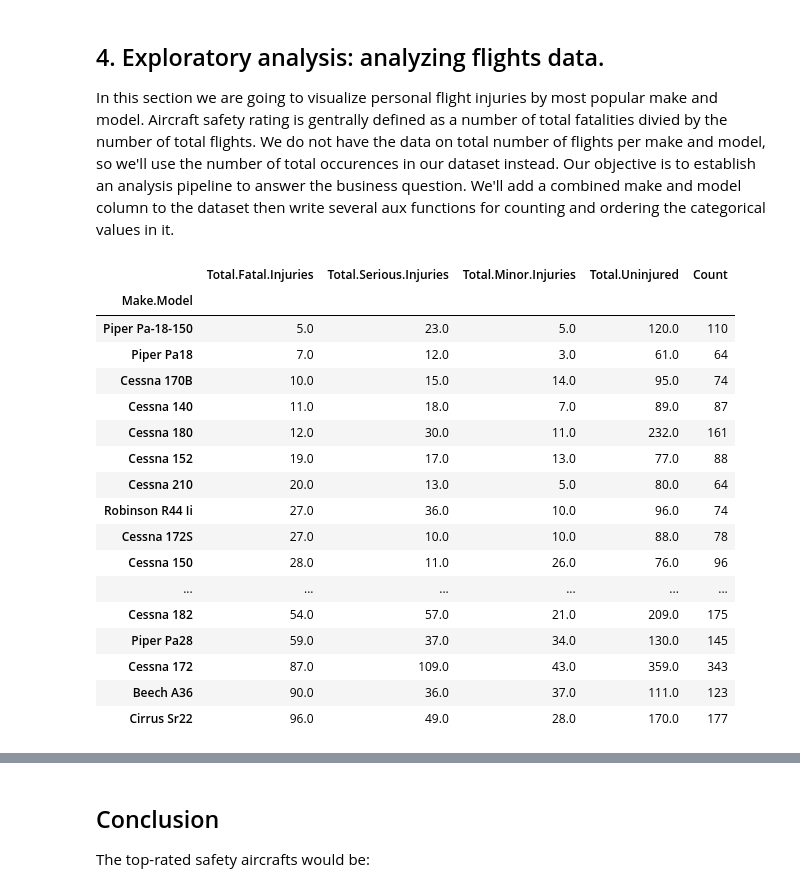
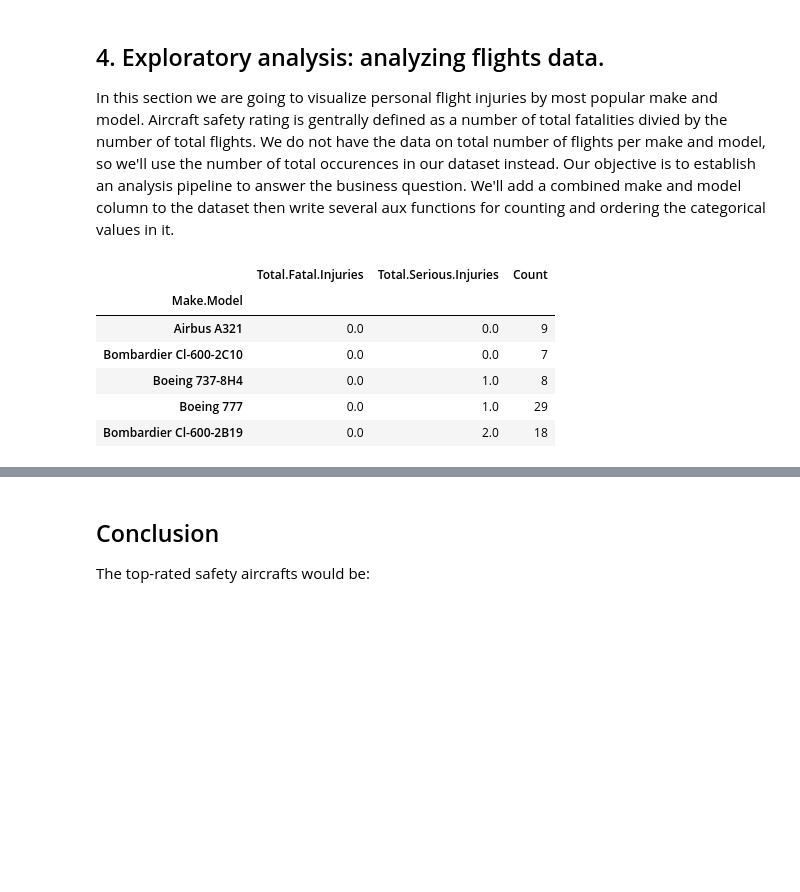
Before and after one commit to leksea/dsc-phase-1-project, a Jupyter notebook: Alexandra Yakovleva Phase 1 DS Flex Final Project.ipynb, the cells around one changed output, grey strips where cells are left out. Cells and saved outputs as stored; diff of their text form; code cells hidden in the pictures; blank space fills up the shorter version.

```diff
--- a/Alexandra Yakovleva Phase 1 DS Flex Final Project.ipynb
+++ b/Alexandra Yakovleva Phase 1 DS Flex Final Project.ipynb
@@ -491,6 +542,6 @@ We can also narrow down the Flight Purpose to the following cathegories: Busines
 # %%
 # repeating the analysis above, filtering out data prior to 2005
-df_accidents_slice = df_accidents_slice[df_accidents_slice['Year'] > 2005]
+df_accidents_slice = df_accidents_slice[df_accidents_slice['Year'] > 2006]
 flight_categories_of_interest = ['Business', 'Commercial', 'Instructional', 'Personal']
 df_accidents_slice = df_accidents_slice[df_accidents_slice['Purpose.of.flight'].isin(flight_categories_of_interest)]
 df_accidents_clean = df_accidents_slice.dropna()
@@ -569,15 +637,14 @@ def inj_top_n_make_model(df_slice, n):
     df_top_n_makesmodel = df_slice[df_slice['Make.Model'].isin(top_n_makes_models_idx)]
 
     #select injury columns
-    columns_injury_by_make = ['Total.Fatal.Injuries', 'Total.Serious.Injuries', \
-                       'Total.Minor.Injuries', 'Total.Uninjured', 'Make.Model']
+    columns_injury_by_make = ['Total.Fatal.Injuries', 'Total.Serious.Injuries','Make.Model']
 
     # select subset of injury columns
     df_agg_inj_by_make_model = df_top_n_makesmodel[columns_injury_by_make].groupby('Make.Model').sum()
     # sort
     df_agg_inj_by_make_model = df_agg_inj_by_make_model.sort_values(\
-                                                                 by=['Total.Fatal.Injuries', 'Total.Uninjured'],\
-                                                                 ascending=[True, False])
+                                                                 by=['Total.Fatal.Injuries','Total.Serious.Injuries'],\
+                                                                 ascending=[True, True])
     df_agg_inj_by_make_model['Count'] = top_n_makes_models_count;
 
     return df_agg_inj_by_make_model
@@ -585,54 +652,39 @@ def inj_top_n_make_model(df_slice, n):
 #supplemental function to normalize the injuries by report count
 def norm_inj_top_n_make_model(df_top_n):
     #injury columns
-    columns_inj = ['Total.Fatal.Injuries', 'Total.Serious.Injuries', \
-                       'Total.Minor.Injuries', 'Total.Uninjured']
+    columns_inj = ['Total.Fatal.Injuries', 'Total.Serious.Injuries']
     #create new dataframe
     df_norm = pd.DataFrame({'Fatal per Make Model':\
                         df_top_n['Total.Fatal.Injuries']/df_top_n['Count'],\
                         'Serious per Make Model':\
-                        df_top_n['Total.Serious.Injuries']/df_top_n['Count'],\
-                        'Minor per Make Model':\
-                        df_top_n['Total.Minor.Injuries']/df_top_n['Count'],\
-                        'Uninjured per Make Model':\
-                        df_top_n['Total.Uninjured']/df_top_n['Count']})
+                        df_top_n['Total.Serious.Injuries']/df_top_n['Count']})
 
     # sort
-    df_norm = df_norm.sort_values(by=['Fatal per Make Model', 'Uninjured per Make Model'],\
-                                  ascending=[True, False])
+    df_norm = df_norm.sort_values(by=['Fatal per Make Model', 'Serious per Make Model'],\
+                                  ascending=[True, True])
     return df_norm
 # %%
-personal_accidents = df_accidents_clean[df_accidents_clean['Purpose.of.flight'] == 'Personal']
-df_agg_pers = inj_top_n_make_model(personal_accidents, 20)
+# aggregate over commercial, business, instructional purposes
+pers_accidents = df_accidents_clean[df_accidents_clean['Purpose.of.flight'] == 'Personal']
+df_agg_pers = inj_top_n_make_model(pers_accidents, 20)
 df_pers_norm = norm_inj_top_n_make_model(df_agg_pers)
 
 commercial_accidents = df_accidents_clean[df_accidents_clean['Purpose.of.flight'] == 'Commercial']
 df_agg_comm = inj_top_n_make_model(commercial_accidents, 20)
 df_comm_norm = norm_inj_top_n_make_model(df_agg_comm)
 
 business_accidents = df_accidents_clean[df_accidents_clean['Purpose.of.flight'] == 'Business']
 df_agg_bus = inj_top_n_make_model(business_accidents, 20)
 df_bus_norm = norm_inj_top_n_make_model(df_agg_bus)
 
 instructional_accidents = df_accidents_clean[df_accidents_clean['Purpose.of.flight'] == 'Instructional']
 df_agg_ins = inj_top_n_make_model(instructional_accidents, 20)
 df_ins_norm = norm_inj_top_n_make_model(df_agg_ins)
 # %% [output]
-|  | Total.Fatal.Injuries | Total.Serious.Injuries | Total.Minor.Injuries | Total.Uninjured | Count |
-| Make.Model |  |  |  |  |  |
-| Piper Pa-18-150 | 5.0 | 23.0 | 5.0 | 120.0 | 110 |
-| Piper Pa18 | 7.0 | 12.0 | 3.0 | 61.0 | 64 |
-| Cessna 170B | 10.0 | 15.0 | 14.0 | 95.0 | 74 |
-| Cessna 140 | 11.0 | 18.0 | 7.0 | 89.0 | 87 |
-| Cessna 180 | 12.0 | 30.0 | 11.0 | 232.0 | 161 |
-| Cessna 152 | 19.0 | 17.0 | 13.0 | 77.0 | 88 |
-| Cessna 210 | 20.0 | 13.0 | 5.0 | 80.0 | 64 |
-| Robinson R44 Ii | 27.0 | 36.0 | 10.0 | 96.0 | 74 |
-| Cessna 172S | 27.0 | 10.0 | 10.0 | 88.0 | 78 |
-| Cessna 150 | 28.0 | 11.0 | 26.0 | 76.0 | 96 |
-| ... | ... | ... | ... | ... | ... |
-| Cessna 182 | 54.0 | 57.0 | 21.0 | 209.0 | 175 |
-| Piper Pa28 | 59.0 | 37.0 | 34.0 | 130.0 | 145 |
-| Cessna 172 | 87.0 | 109.0 | 43.0 | 359.0 | 343 |
-| Beech A36 | 90.0 | 36.0 | 37.0 | 111.0 | 123 |
-| Cirrus Sr22 | 96.0 | 49.0 | 28.0 | 170.0 | 177 |
+|  | Total.Fatal.Injuries | Total.Serious.Injuries | Count |
+| Make.Model |  |  |  |
+| Airbus A321 | 0.0 | 0.0 | 9 |
+| Bombardier Cl-600-2C10 | 0.0 | 0.0 | 7 |
+| Boeing 737-8H4 | 0.0 | 1.0 | 8 |
+| Boeing 777 | 0.0 | 1.0 | 29 |
+| Bombardier Cl-600-2B19 | 0.0 | 2.0 | 18 |
```
Also changed, not shown: parts of 23 cells of this notebook, 11 other files.
